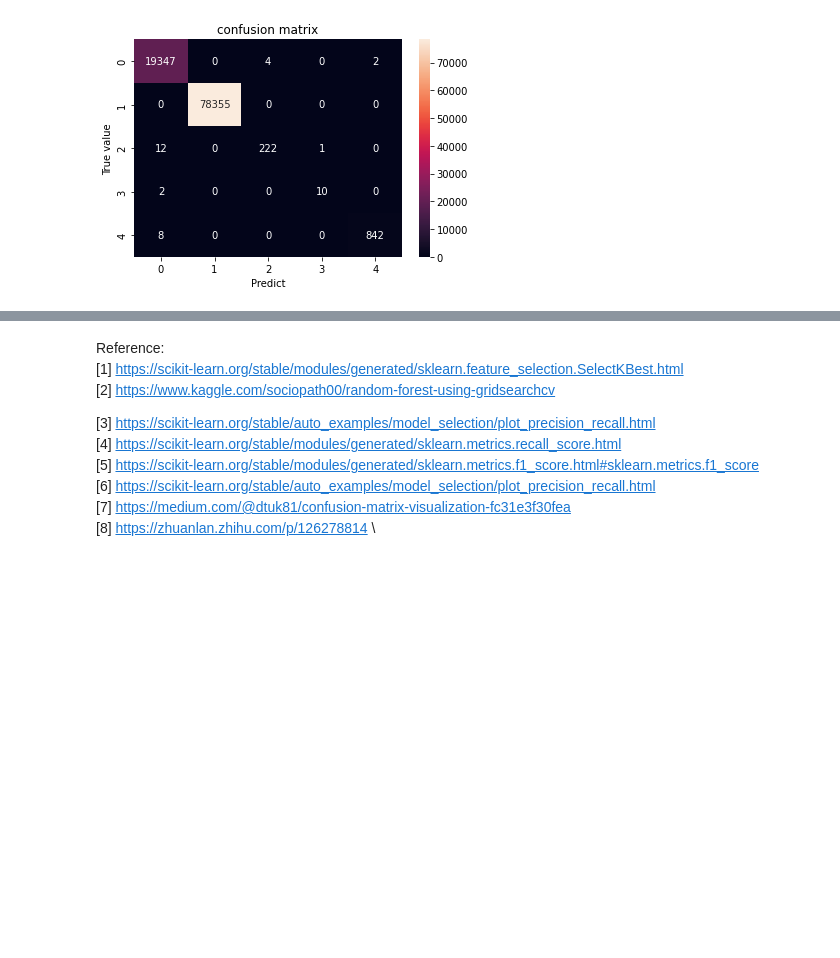
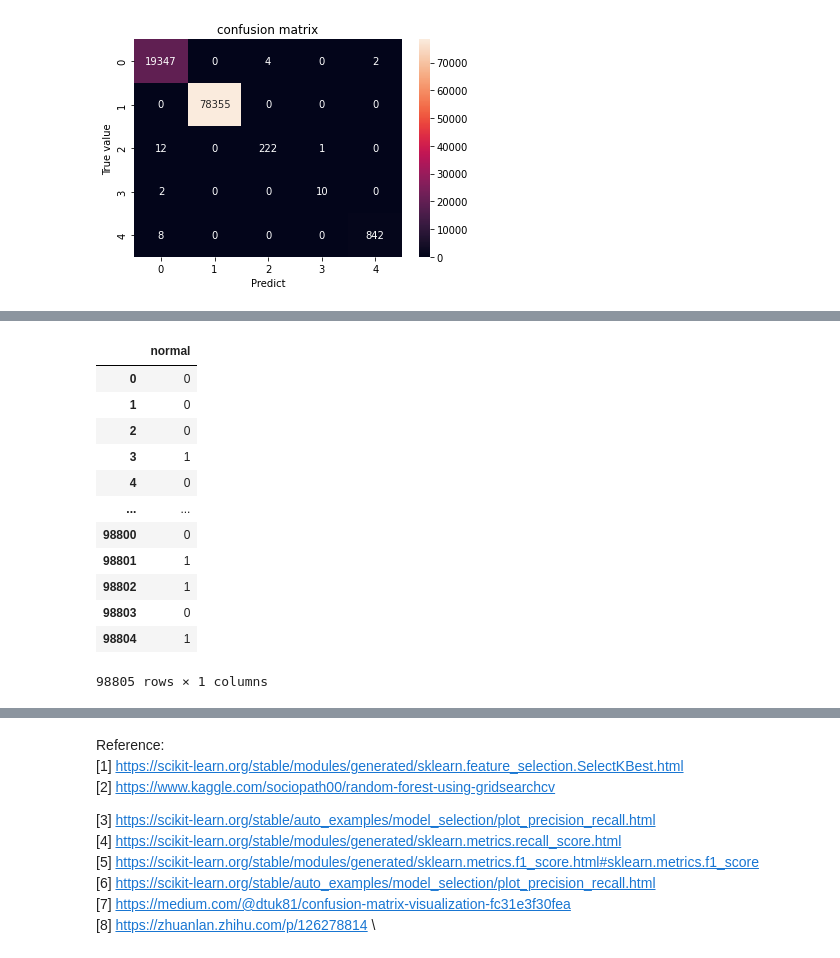
Before and after one commit to AdamEiffert/DST_Project1, a Jupyter notebook: Chentian_Evidence/07-Random Forest.ipynb, the cells around one changed output, grey strips where cells are left out. Drawn from its saved outputs; the diff is of its cells as text; code cells hidden in the pictures; blank space fills up the shorter version.

```diff
--- a/Chentian_Evidence/07-Random Forest.ipynb
+++ b/Chentian_Evidence/07-Random Forest.ipynb
@@ -234,0 +291,16 @@ Text(33.0, 0.5, 'True value')
+# %%
+true
+# %% [output]
+|  | normal |
+| 0 | 0 |
+| 1 | 0 |
+| 2 | 0 |
+| 3 | 1 |
+| 4 | 0 |
+| ... | ... |
+| 98800 | 0 |
+| 98801 | 1 |
+| 98802 | 1 |
+| 98803 | 0 |
+| 98804 | 1 |
+98805 rows × 1 columns
```
Also changed, not shown: parts of 11 cells of this notebook.
